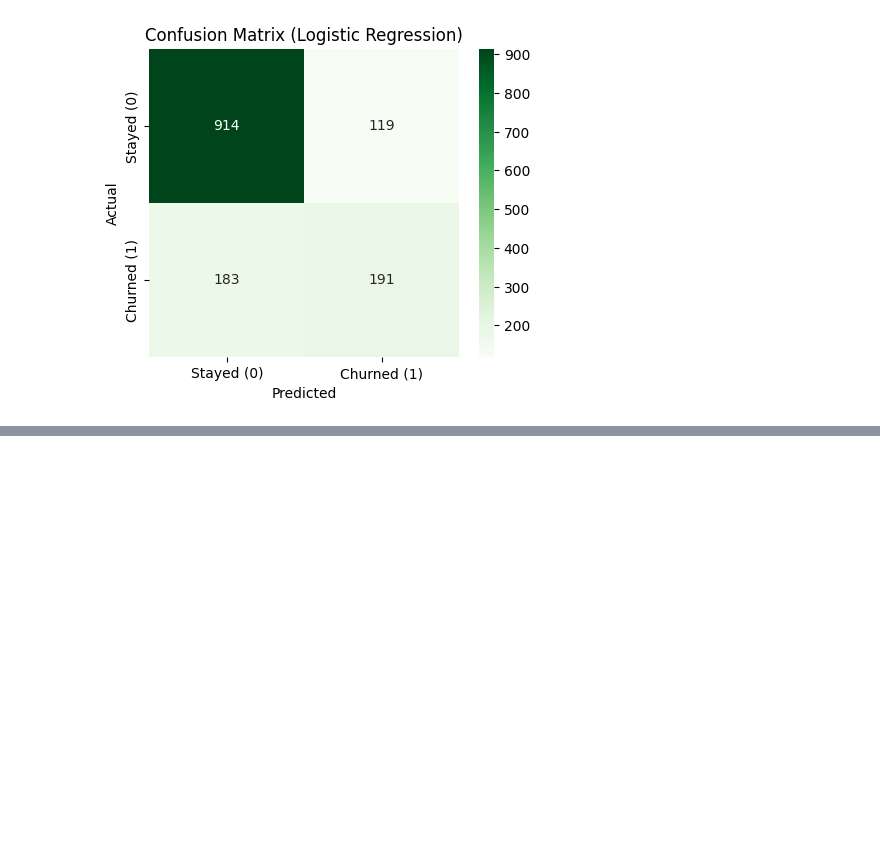
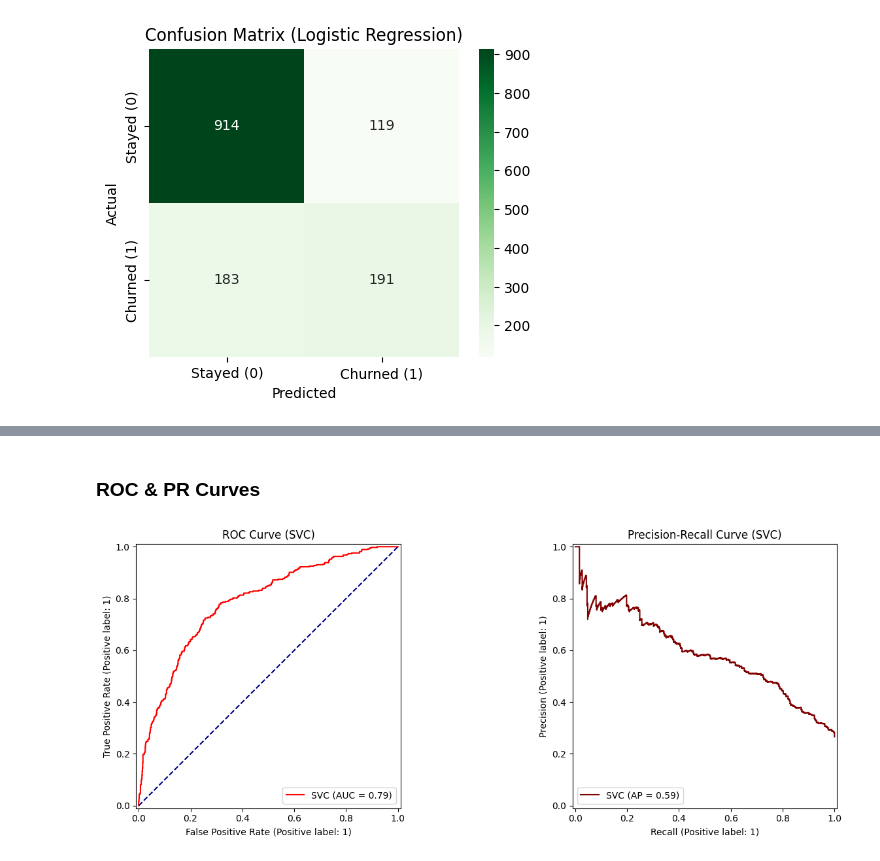
Before and after one commit to moubarak1ezzyani/Telecom-Churn-AI, a Jupyter notebook: notebooks/eda.ipynb, the cells around one changed output, grey strips where cells are left out. Drawn from its saved outputs; the diff is of its cells as text; code cells hidden in the pictures; blank space fills up the shorter version.

```diff
--- a/notebooks/eda.ipynb
+++ b/notebooks/eda.ipynb
@@ -456,0 +461,5 @@ plt.show()
+# %%
+model_svc = SVC(probability=True, random_state=42)
+
+model_svc.fit(X_train, y_train)
+print("SVC training completed!\n")
@@ -456,0 +499,18 @@ plt.show()
+# %% [markdown]
+### ROC & PR Curves
+# %%
+fig, axes = plt.subplots(1, 2, figsize=(14, 5))
+
+# Plot ROC Curve
+RocCurveDisplay.from_estimator(model_svc, X_test, y_test, ax=axes[0], color='red')
+axes[0].set_title('ROC Curve (SVC)')
+axes[0].plot([0, 1], [0, 1], color='navy', linestyle='--') # diagonal line
+
+# Plot Precision-Recall (PR) Curve
+PrecisionRecallDisplay.from_estimator(model_svc, X_test, y_test, ax=axes[1], color='maroon')
+axes[1].set_title('Precision-Recall Curve (SVC)')
+
+plt.tight_layout()
+plt.show()
+# %% [output]
+[figure, added]
```
Also changed, not shown: parts of 9 cells of this notebook.
